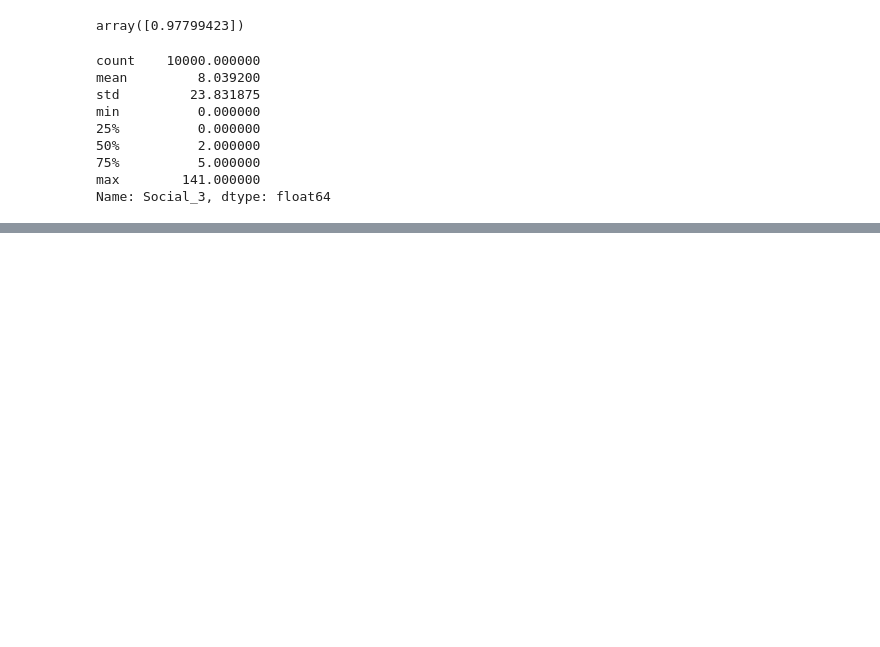
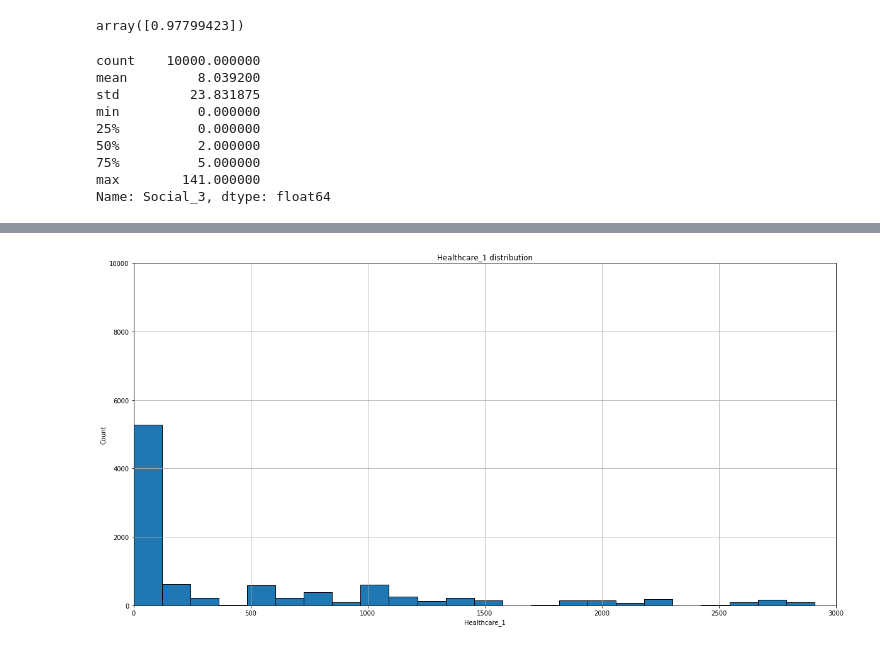
Before and after one commit to kotvmeshk/hometask, a Jupyter notebook: Hometask_lib/fin_project.ipynb, the cells around one changed output, grey strips where cells are left out. Drawn from its saved outputs; the diff is of its cells as text; code cells hidden in the pictures; blank space fills up the shorter version.

Commit message:
Added a healthcare feature

```diff
--- a/Hometask_lib/fin_project.ipynb
+++ b/Hometask_lib/fin_project.ipynb
@@ -439,0 +442,3 @@ Name: Social_3, dtype: float64
+# %%
+train_df['Healthcare_1'] = train_df['Healthcare_1'].fillna(0)
+train_df['Healthcare_1'].describe()
@@ -439,0 +455,15 @@ Name: Social_3, dtype: float64
+# %%
+plt.figure (figsize=(20,10))
+plt.axis([0,3000,0,10000])
+
+train_df['Healthcare_1'].hist(bins = 40, edgecolor = 'black')
+
+
+plt.ylabel('Count')
+plt.xlabel('Healthcare_1')
+
+plt.title ('Healthcare_1 distribution')
+# print(hist_info)
+plt.show()
+# %% [output]
+[figure, added]
```
Also changed, not shown: parts of 8 cells of this notebook.
